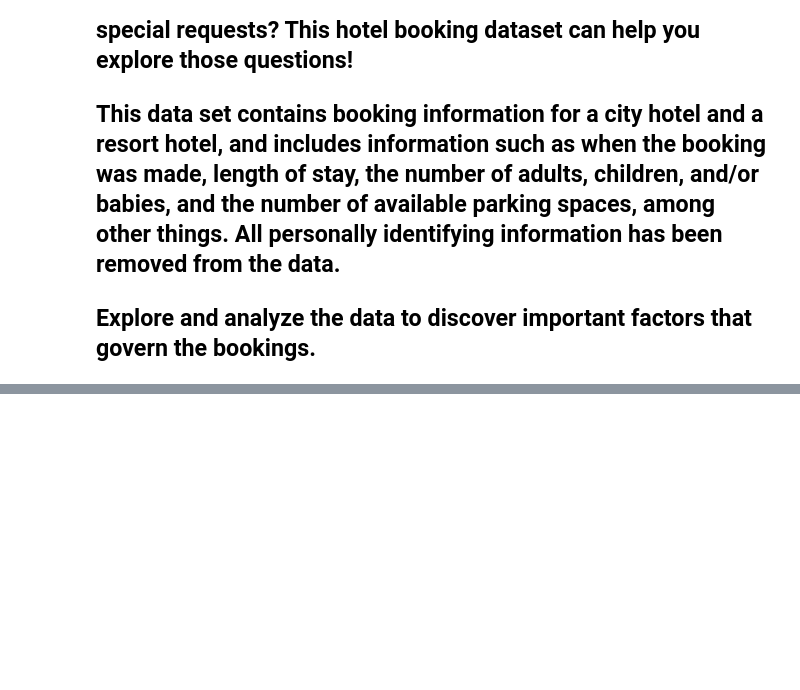
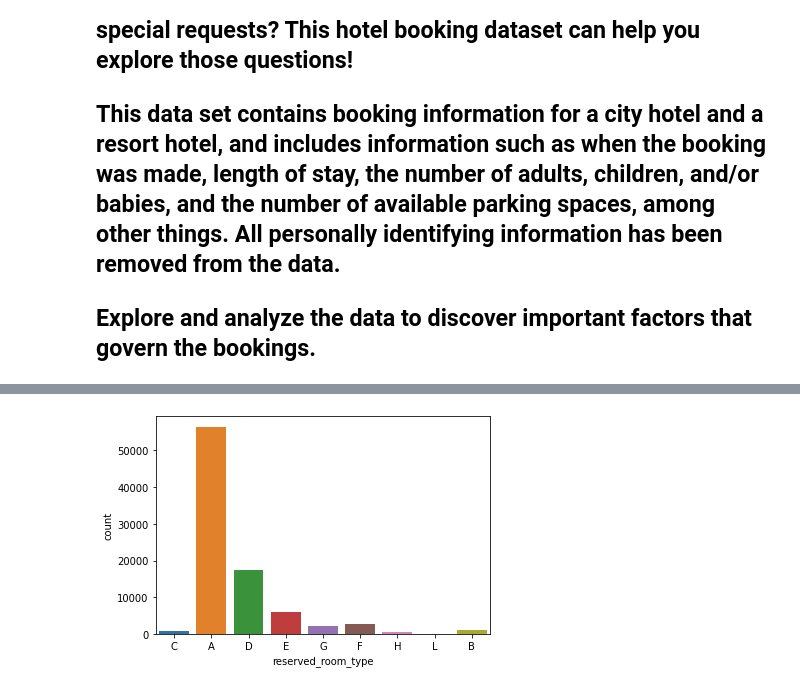
Before and after one commit to koushikdas28/Capstone-1-Hotel-Booking-Analysis-Koushik-Das, a Jupyter notebook: Team_notebook.ipynb, the cells around one changed output, grey strips where cells are left out. Drawn from its saved outputs; the diff is of its cells as text; code cells hidden in the pictures; blank space fills up the shorter version.

```diff
--- a/Team_notebook.ipynb
+++ b/Team_notebook.ipynb
@@ -8,0 +420,5 @@
+# %%
+sns.countplot(df['reserved_room_type'])
+plt.show()
+# %% [output]
+[figure, added]
```
Also changed, not shown: parts of 101 cells of this notebook.
